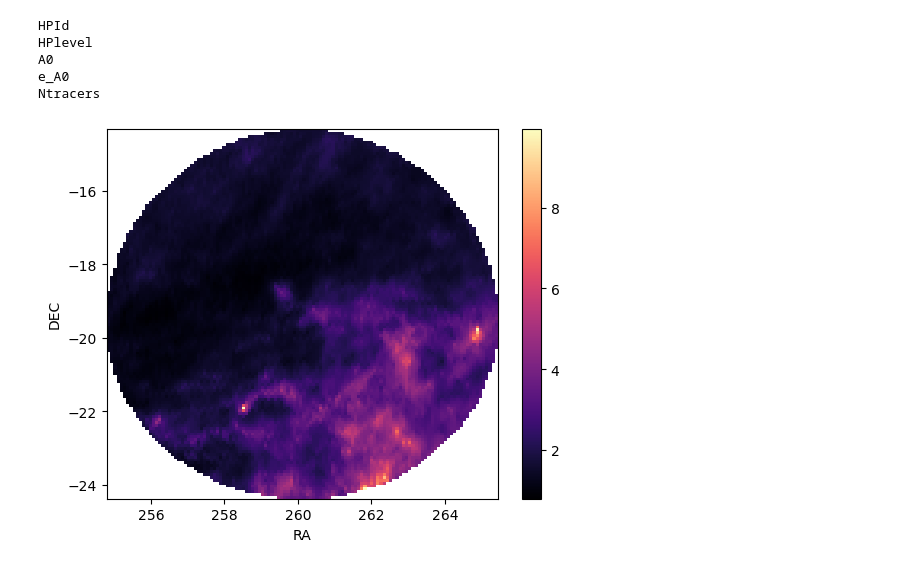
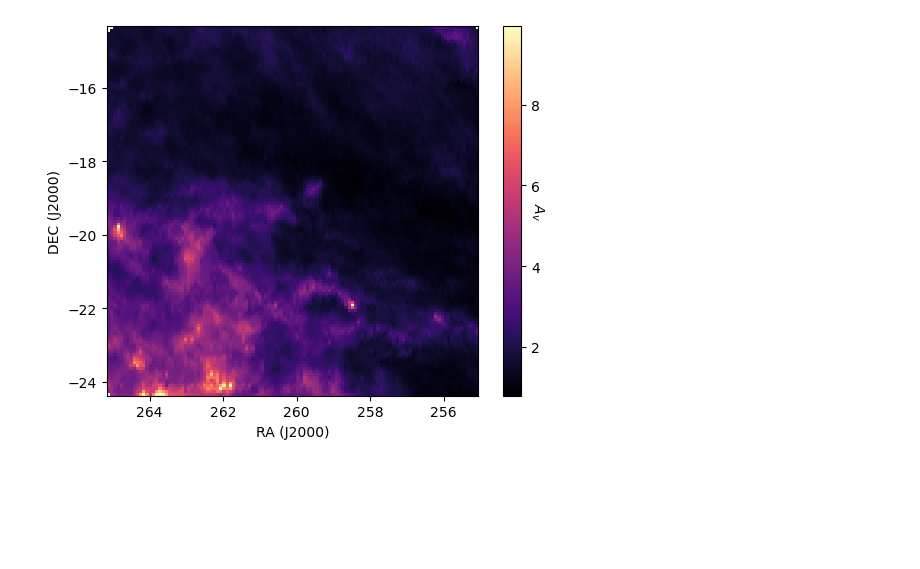
Before and after one commit to AstroTaffer/MEN-681301-OAM, a Jupyter notebook: Farafontova_healpix.ipynb, the cells around one changed output. Cells and saved outputs as stored; diff of their text form; code cells hidden in the pictures; blank space fills up the shorter version.

```diff
--- a/Farafontova_healpix.ipynb
+++ b/Farafontova_healpix.ipynb
@@ -11,56 +1,64 @@ d = np.genfromtxt(map_fname, comments='#', delimiter=',',encoding='utf-8', conve
 # %%
 import os
 import numpy as np
 import healpy as hpp
 from astropy.table import Table
 import astropy.units as u
-from astropy_healpix import HEALPix as hp
 from astropy.coordinates import SkyCoord
 from astropy.coordinates import Galactic
 from scipy.interpolate import griddata
 import matplotlib.pyplot as plt
-#cra=6+42/60+52.0/3600
-#cdec=27+22/60+56/3600
-level=9
 
-ra = 260.10740722
-dec = -19.3523078
-hp = hp(nside=2**level, order='nested', frame='icrs')
-coord = SkyCoord(ra*u.deg,dec*u.deg, frame='icrs')
-
-ext_g=np.load('I_355_tgextmap.npz')
-for k in ext_g.files:
-    print(k)
+Av="$A_{v}$"
+trac="tracers"
+filename='I_355_tgextmap.npz'
+ext_g=np.load(filename)
 h_id=ext_g['HPId']
 a0=ext_g['A0']
 numtr=ext_g['Ntracers']
 
-search=hp.cone_search_skycoord(coord, radius=5 * u.deg)
-common = h_id[np.isin(h_id,search)]
-ext=a0[np.isin(h_id,search)]
-tracers=numtr[np.isin(h_id,search)]
+ra=260.10740722
+dec=-19.3523078
+level=9
+radius=5
+num_points=800 #points for ra and dec
+step=5  #step from center ra and dec for coordinate grid
 
-#nans=np.isnan(ext)
-#ext=ext[~nans]
-#common=common[~nans]
+def plott(cd,arr,name):
+    ra=np.unique(cd.ra.value)
+    dec=np.unique(cd.dec.value)
+    X,Y= np.meshgrid(ra,dec)
+    zi = griddata((cd.ra.value,cd.dec.value),np.array(arr), (X, Y), method='linear')
+    plt.imshow(zi, cmap=plt.cm.magma, interpolation='none', extent=[X.min(), X.max(), Y.min(), Y.max()],origin='lower')
+    cbar=plt.colorbar()
+    cbar.set_label(name, rotation=270,fontsize=10)
+    plt.xlabel('RA (J2000)')
+    plt.ylabel('DEC (J2000)')
+    plt.gca().invert_xaxis()
+    plt.show()
+    plt.close()
 
-cd=hp.healpix_to_skycoord(common)
-ra=np.unique(cd.ra.value)
-dec=np.unique(cd.dec.value)
-X,Y= np.meshgrid(ra,dec)
 
-zi = griddata((cd.ra.value,cd.dec.value),np.array(ext) , (X, Y), method='linear')
+def healpix_(ra,dec,step,radius,level,h_id,a0,numtr,num_points):
+    ra_range=(ra-step,ra+step)
+    dec_range=(dec-step,dec+step)
+    from astropy_healpix import HEALPix as hp
+    ra_values = np.linspace(ra_range[0], ra_range[1], num_points) * u.deg
+    dec_values = np.linspace(dec_range[0], dec_range[1], num_points) * u.deg
+    grid_ra, grid_dec = np.meshgrid(ra_values, dec_values)
+    grid_ra_values = grid_ra.flatten()
+    grid_dec_values = grid_dec.flatten()
+    coords = SkyCoord(ra=grid_ra_values, dec=grid_dec_values, frame='icrs')
+    hp = hp(nside=2**level, order='nested', frame='icrs')
+    healp_polyg=hp.skycoord_to_healpix(coords)
+    common = h_id[np.isin(h_id,healp_polyg)]
+    ext=a0[np.isin(h_id,healp_polyg)]
+    tracers=numtr[np.isin(h_id,healp_polyg)]
+    cd=hp.healpix_to_skycoord(common)
+    plott(cd,ext,Av)
+    plott(cd,tracers,trac)
+    return grid_ra_values,grid_dec_values
 
-plt.imshow(zi, cmap=plt.cm.magma, interpolation='none', extent=[X.min(), X.max(), Y.min(), Y.max()],origin='lower')
-plt.colorbar()
-plt.xlabel('RA')
-plt.ylabel('DEC')
-plt.show()
-plt.close()
+r,d=healpix_(ra,dec,step,radius,level,h_id,a0,numtr,num_points)
 # %% [output]
-HPId
-HPlevel
-A0
-e_A0
-Ntracers
-[figure, old version]
+[figure, new version]
```
Also changed, not shown: parts of 13 cells of this notebook.
